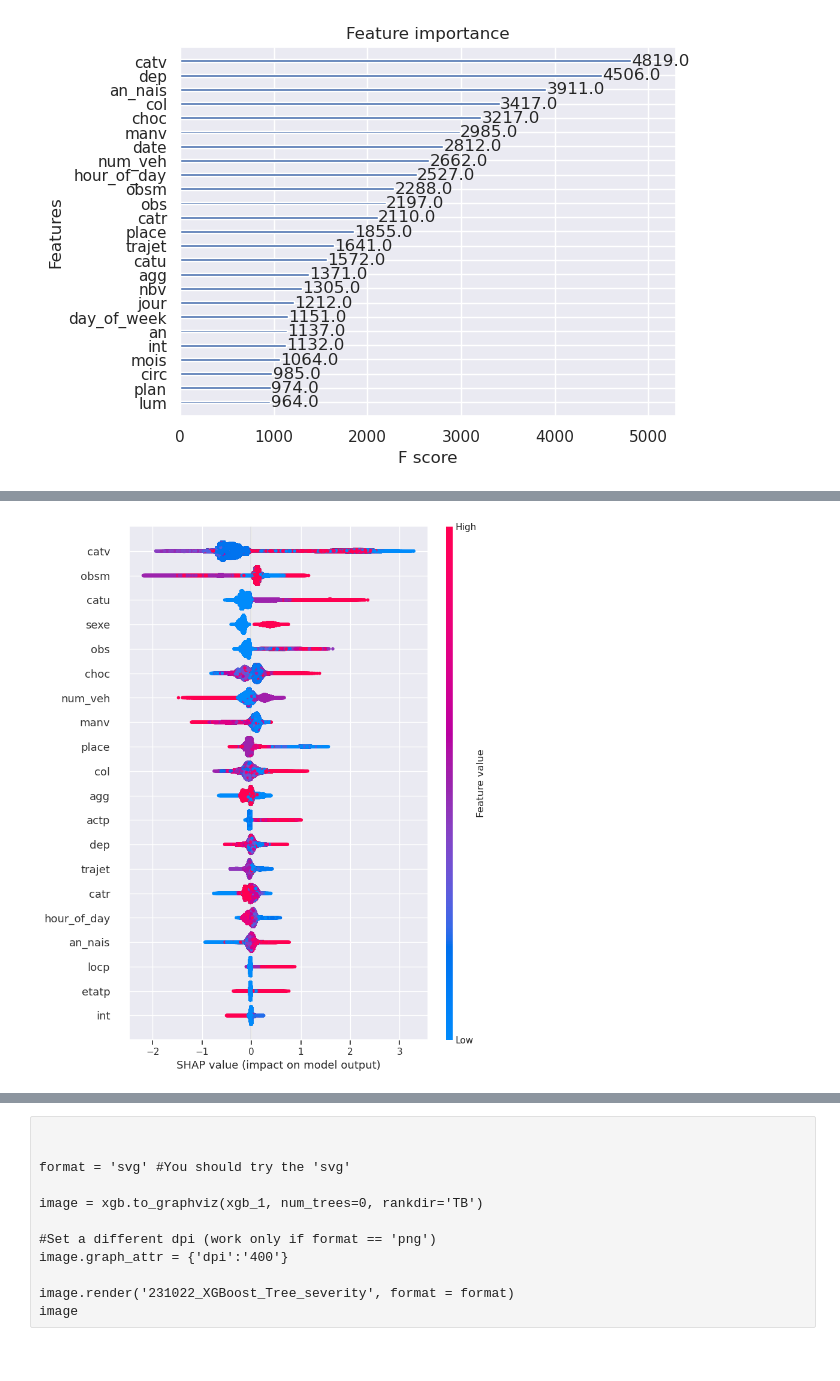
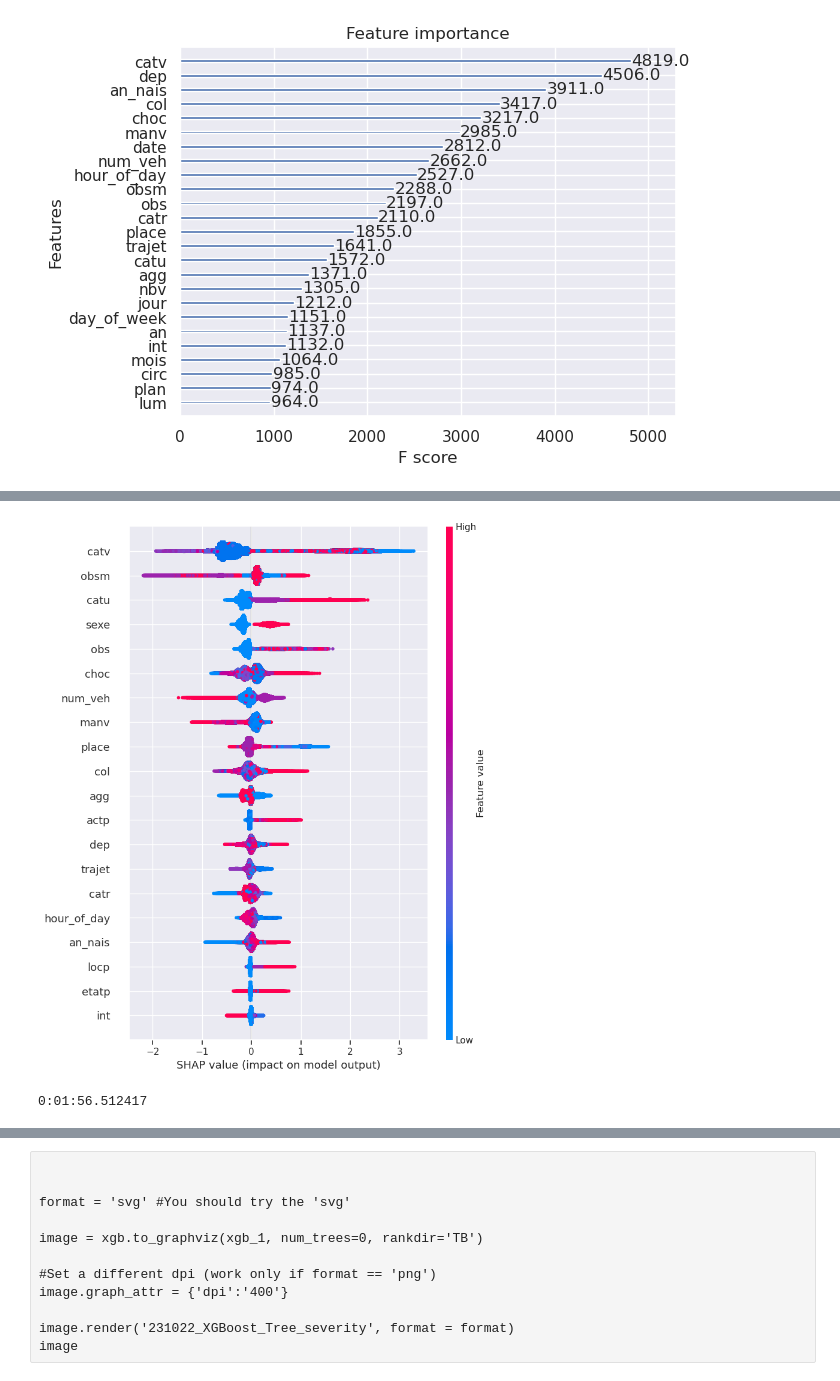
Before and after one commit to tiagoru/Road_accidents_france, a Jupyter notebook: Final_Notebook_4c_XGboost_model_grav_encoded.ipynb, the cells around one changed output, grey strips where cells are left out. Cells and saved outputs as stored; diff of their text form; code cells hidden in the pictures.

```diff
--- a/Final_Notebook_4c_XGboost_model_grav_encoded.ipynb
+++ b/Final_Notebook_4c_XGboost_model_grav_encoded.ipynb
@@ -512,6 +513,12 @@ print(timedelta(seconds=end_time - start_time))
 # %%
 #Summarize the effects of features
+start_time = time.monotonic()
+
 shap.summary_plot(shap_values, X_train)
+
+end_time = time.monotonic()
+print(timedelta(seconds=end_time - start_time))
 # %% [output]
-[figure, old version]
+[figure, new version]
+0:01:56.512417
 # %%
```
Also changed, not shown: parts of 12 cells of this notebook.
